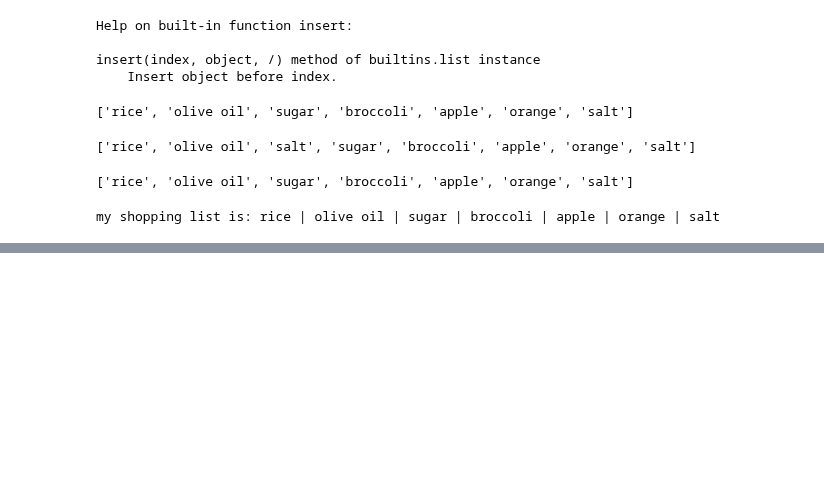
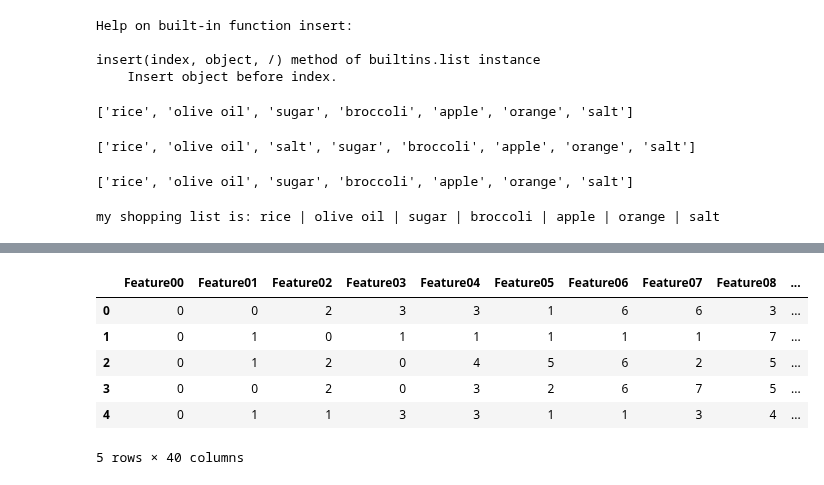
Before and after one commit to zdshaoteach/2023-05-18-upr-online, a Jupyter notebook: Python II.ipynb, the cells around one changed output, grey strips where cells are left out. Saved outputs shown, nothing was run; the diff lists cells and outputs as text; code cells hidden in the pictures; blank space fills up the shorter version.

```diff
--- a/Python II.ipynb
+++ b/Python II.ipynb
@@ -885,0 +554,10 @@ selected.to_csv('selected_data.csv')
+# %%
+df.head()
+# %% [output]
+|  | Feature00 | Feature01 | Feature02 | Feature03 | Feature04 | Feature05 | Feature06 | Feature07 | Feature08 | ... |
+| 0 | 0 | 0 | 2 | 3 | 3 | 1 | 6 | 6 | 3 | ... |
+| 1 | 0 | 1 | 0 | 1 | 1 | 1 | 1 | 1 | 7 | ... |
+| 2 | 0 | 1 | 2 | 0 | 4 | 5 | 6 | 2 | 5 | ... |
+| 3 | 0 | 0 | 2 | 0 | 3 | 2 | 6 | 7 | 5 | ... |
+| 4 | 0 | 1 | 1 | 3 | 3 | 1 | 1 | 3 | 4 | ... |
+5 rows × 40 columns
```
Also changed, not shown: parts of 97 cells of this notebook, 11 other files.
